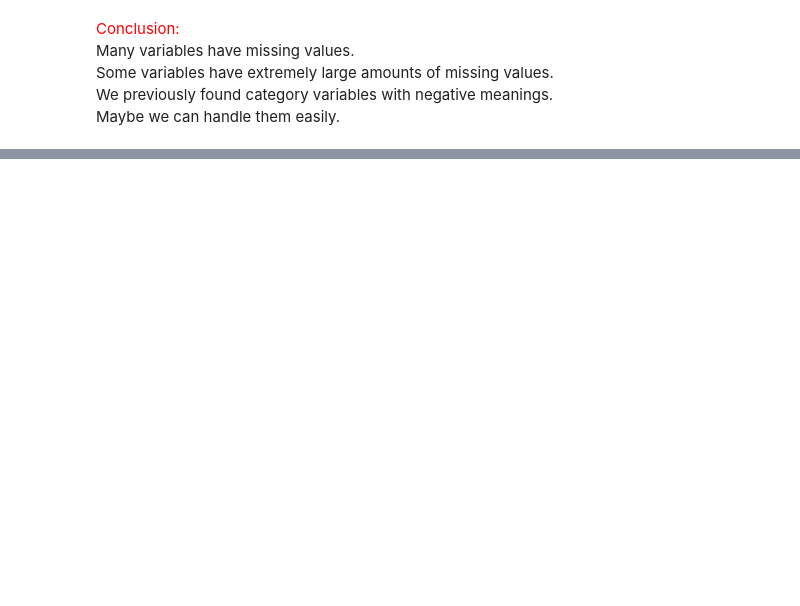
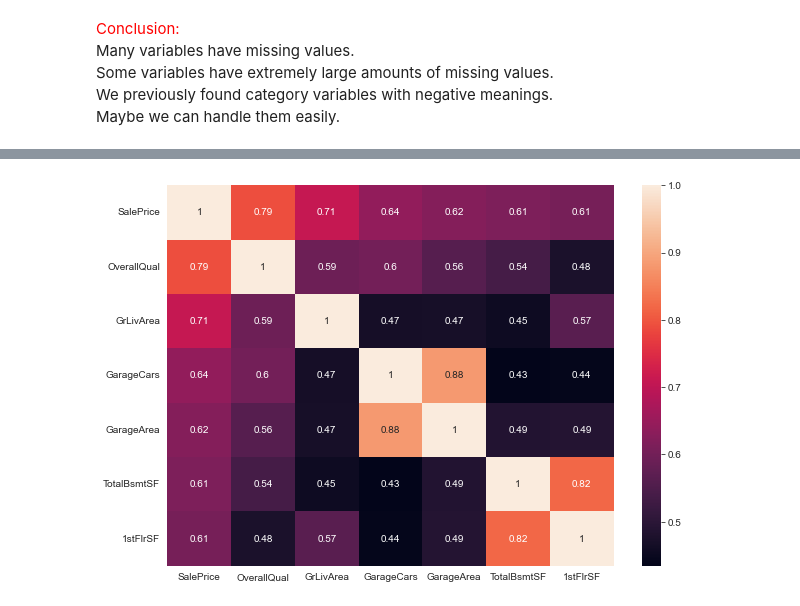
Before and after one commit to darooty/Kaggle_HousePrices_AdvancedRegressionTechniques, a Jupyter notebook: HousePrice3.ipynb, the cells around one changed output, grey strips where cells are left out. Saved outputs shown, nothing was run; the diff lists cells and outputs as text; code cells hidden in the pictures; blank space fills up the shorter version.

```diff
--- a/HousePrice3.ipynb
+++ b/HousePrice3.ipynb
@@ -353,0 +312,7 @@ chart_var('GarageArea')
+# %%
+f, ax = plt.subplots(figsize=(10, 7))
+highcorr_vars = (abs(train.corr().SalePrice).sort_values(ascending=False)[:7]).index
+sns.heatmap(train[highcorr_vars].corr(), annot=True)
+plt.show()
+# %% [output]
+[figure, added]
```
Also changed, not shown: parts of 88 cells of this notebook.
